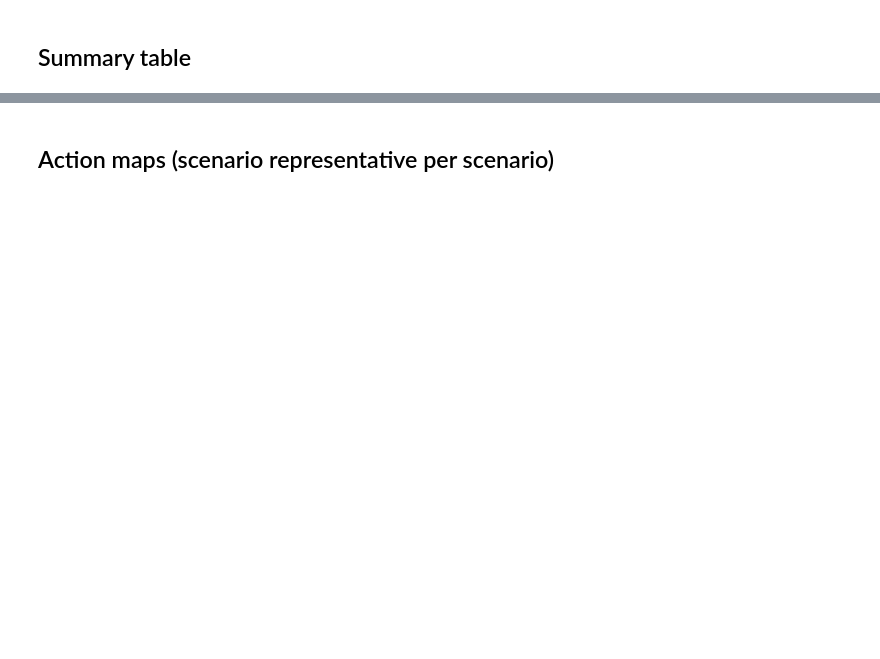
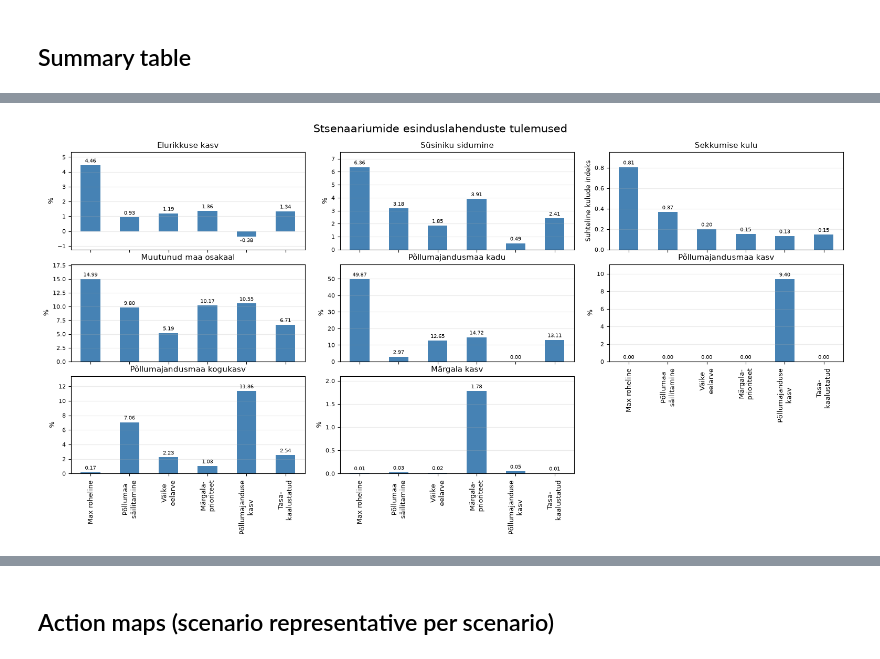
Before and after one commit to RRisto/et-landuse, a Jupyter notebook: notebooks/10_scenario_comparison.ipynb, the cells around one changed output, grey strips where cells are left out. Drawn from its saved outputs; the diff is of its cells as text; code cells hidden in the pictures; blank space fills up the shorter version.

```diff
--- a/notebooks/10_scenario_comparison.ipynb
+++ b/notebooks/10_scenario_comparison.ipynb
@@ -344,0 +645,87 @@ plt.show()
+# %%
+scenario_labels_et = {
+    "Green Maximum": "Max roheline",
+    "Food Security": "Põllumaa\nsäilitamine",
+    "Low Budget": "Väike\neelarve",
+    "Wetland Priority": "Märgala-\nprioriteet",
+    "Sustainable Agriculture Expansion": "Põllumajanduse\nkasv",
+    "Balanced": "Tasa-\nkaalustatud",
+}
+
+plot_df = summary[metrics].copy()
+
+# Ainult osakaalud teisendatakse protsendiks.
+plot_df[percent_metrics] = plot_df[percent_metrics] * 100
+
+# plot_df = summary[metrics].copy() * 100
+
+# Kasutab Scenario veergu, kui summary indeks on täisarv
+if "Scenario" in summary.columns:
+    scenario_labels = summary["Scenario"].astype(str)
+else:
+    scenario_labels = pd.Series(summary.index.astype(str))
+
+# Eemaldab sulgudes oleva lisakirjelduse ja tõlgib stsenaariumi nime
+scenario_labels = scenario_labels.str.replace(r" \(.*\)", "", regex=True)
+
+plot_df.index = (
+    scenario_labels
+    .map(scenario_labels_et)
+    .fillna(scenario_labels)
+    .to_numpy()
+)
+
+axes = plot_df.plot(
+    kind="bar",
+    subplots=True,
+    layout=(3, 3),
+    figsize=(16, 9),
+    legend=False,
+    sharex=True,
+    color="steelblue",
+)
+
+# Kasutab Scenario veergu, kui summary indeks on täisarv
+# if "Scenario" in summary.columns:
+#     scenario_labels = summary["Scenario"].astype(str)
+# else:
+#     scenario_labels = pd.Series(summary.index.astype(str))
+
+for ax, metric in zip(axes.flat, metrics):
+    unit = "%" if metric in percent_metrics else "Suhteline kulude indeks"
+
+    ax.set_title(metric_labels_et[metric], fontsize=11)
+    ax.set_ylabel(unit, fontsize=9)
+    ax.grid(axis="y", alpha=0.25)
+    ax.margins(y=0.18)
+
+    ax.tick_params(axis="x", labelrotation=90, labelsize=9, pad=6)
+    ax.tick_params(axis="y", labelsize=8)
+
+    for container in ax.containers:
+        ax.bar_label(container, fmt="%.2f", fontsize=7, padding=2)
+
+# Hide the unused ninth panel.
+for ax in axes.flat[len(metrics):]:
+    ax.set_visible(False)
+
+fig = axes.flat[0].get_figure()
+
+fig.subplots_adjust(
+    left=0.06,
+    right=0.98,
+    bottom=0.22,
+    top=0.90,
+    hspace=0.15,  # smaller vertical gaps
+    wspace=0.15,  # smaller horizontal gaps
+)
+
+plt.suptitle(
+    "Stsenaariumide esinduslahenduste tulemused",
+    fontsize=15,
+    y=0.96,
+)
+
+plt.show()
+# %% [output]
+[figure, added]
```
Also changed, not shown: parts of 18 cells of this notebook, 5 other files.
